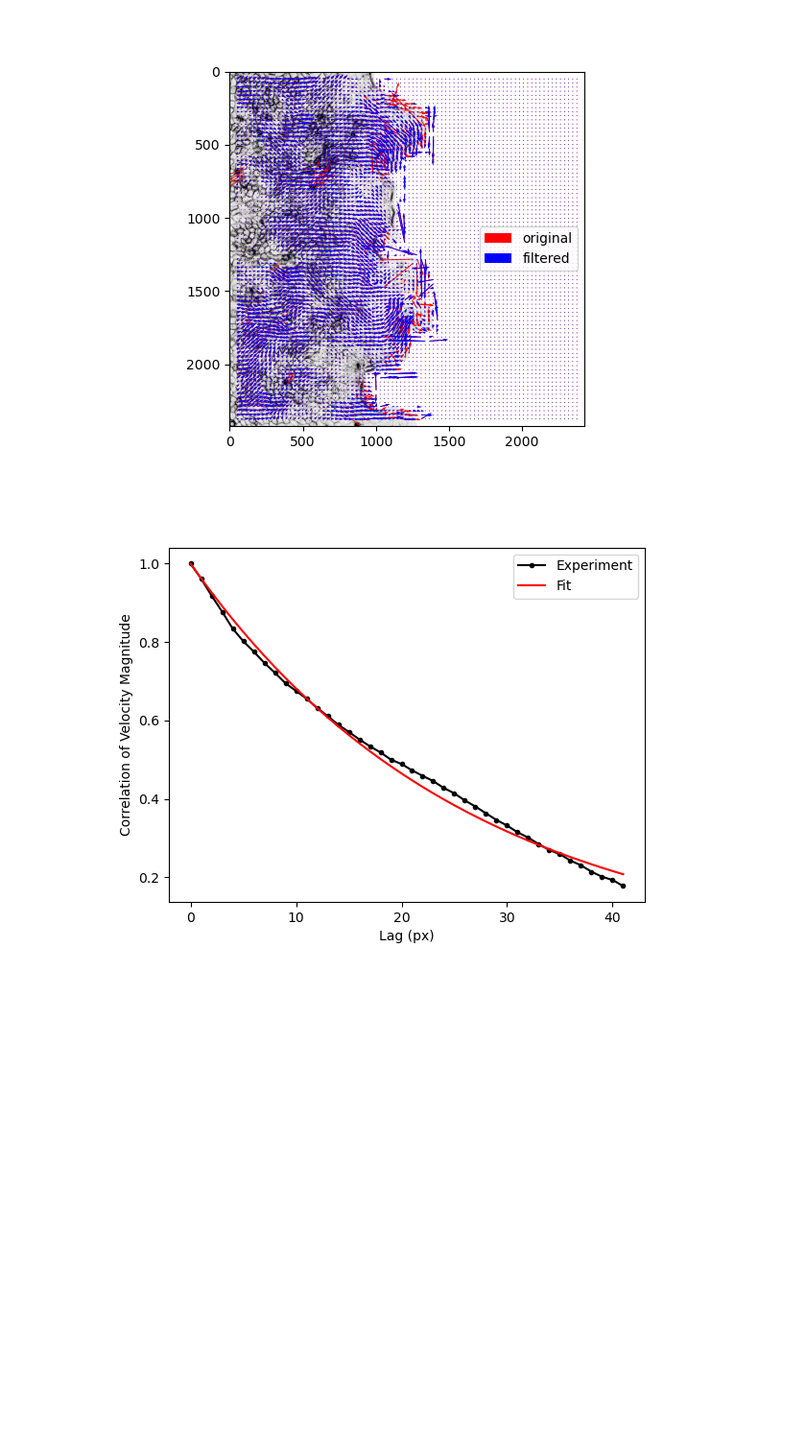
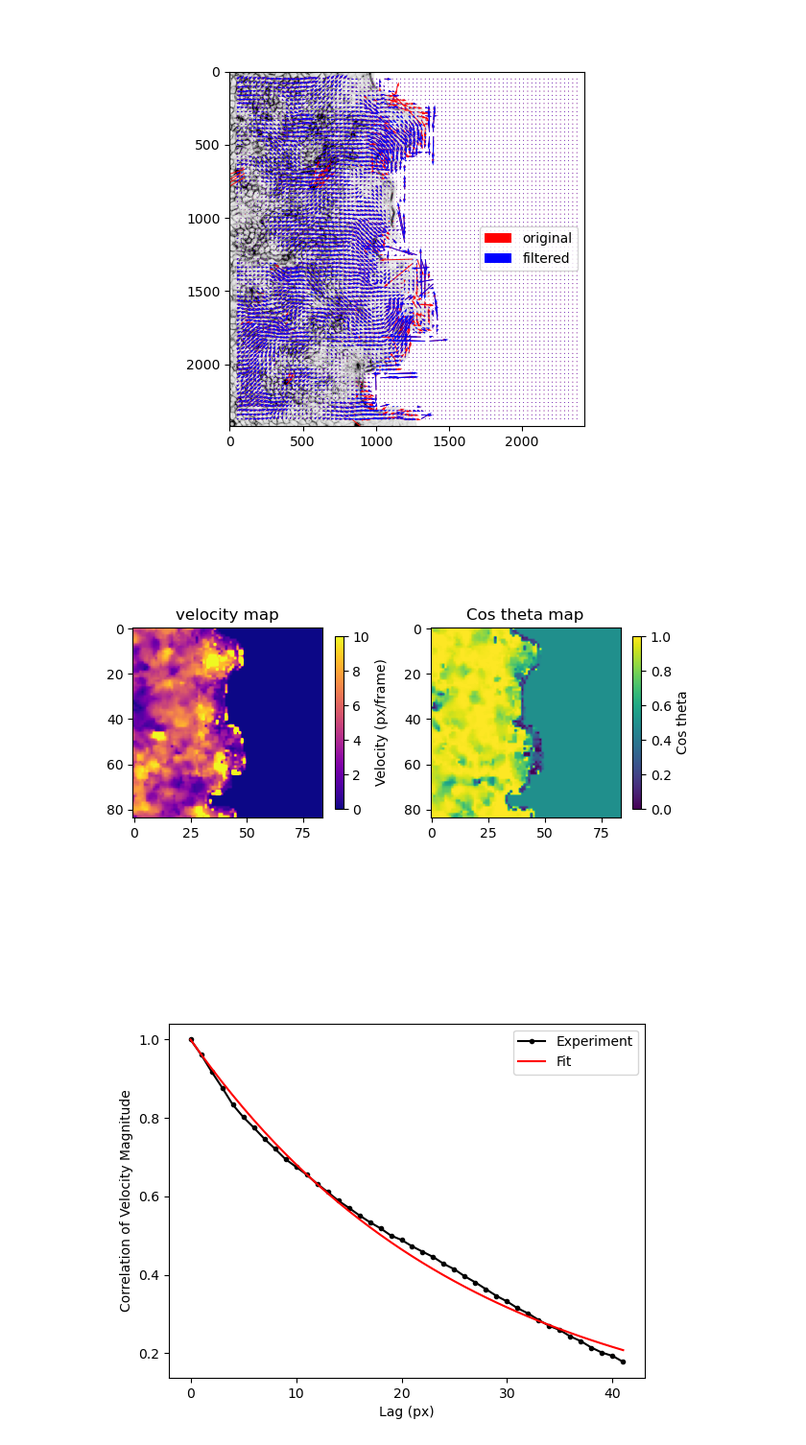
Before and after one commit to OakesLab/MDCK_PIV_Analysis, a Jupyter notebook: MDCK_PIV_analysis.ipynb, the cells around one changed output. Shown at 96% size. Saved outputs shown, nothing was run; the diff lists cells and outputs as text; code cells hidden in the pictures; blank space fills up the shorter version.

Commit message:
add plots of cos theta and r to notebook

```diff
--- a/MDCK_PIV_analysis.ipynb
+++ b/MDCK_PIV_analysis.ipynb
@@ -193,6 +193,19 @@ cos_maps = np.nan_to_num(cos_maps)
 # calculate the mean and std cosine for each image
 cos_mean_list = np.nanmean(cos_maps)
 cos_std_list = np.nanstd(cos_maps)
+# %%
+polar_fig, polar_ax = plt.subplots(ncols=2)
+polar_ax[0].imshow(r, vmin = 0, vmax = 10, cmap='plasma')
+polar_ax[0].set_title('velocity map')
+polar_ax[1].imshow(cos_maps, vmin = -1, vmax = 1, cmap='viridis')
+polar_ax[1].set_title('Cos theta map')
+# polar_fig.colorbar(cm.ScalarMappable(norm='viridis', cmap='viridis'), ax=polar_ax[1])
+polar_fig.colorbar(cm.ScalarMappable(norm=colors.Normalize(vmin=0, vmax=1, clip=False), cmap='viridis'), label='Cos theta', ax=polar_ax[1],shrink=0.4)
+polar_fig.colorbar(cm.ScalarMappable(norm=colors.Normalize(vmin=0, vmax=10, clip=False), cmap='plasma'), label='Velocity (px/frame)', ax=polar_ax[0],shrink=0.4)
+
+polar_fig.tight_layout()
+# %% [output]
+[figure, added]
 # %%
 # do the correlations
 
```
